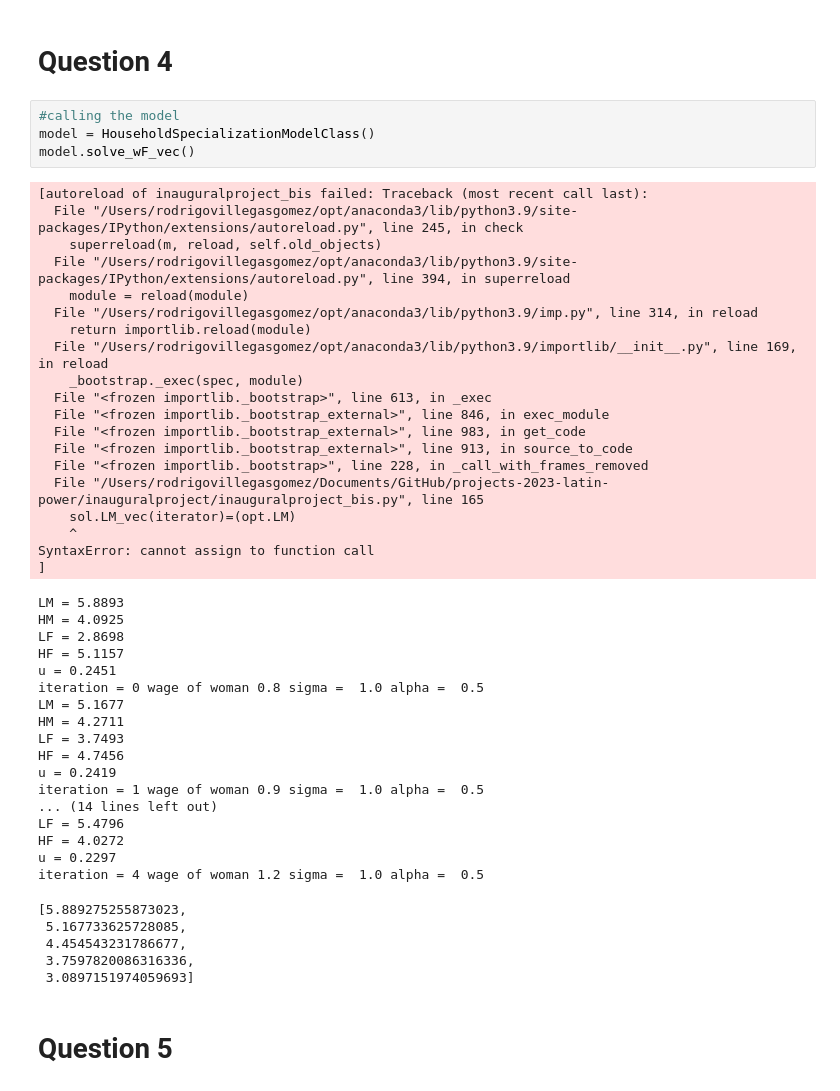
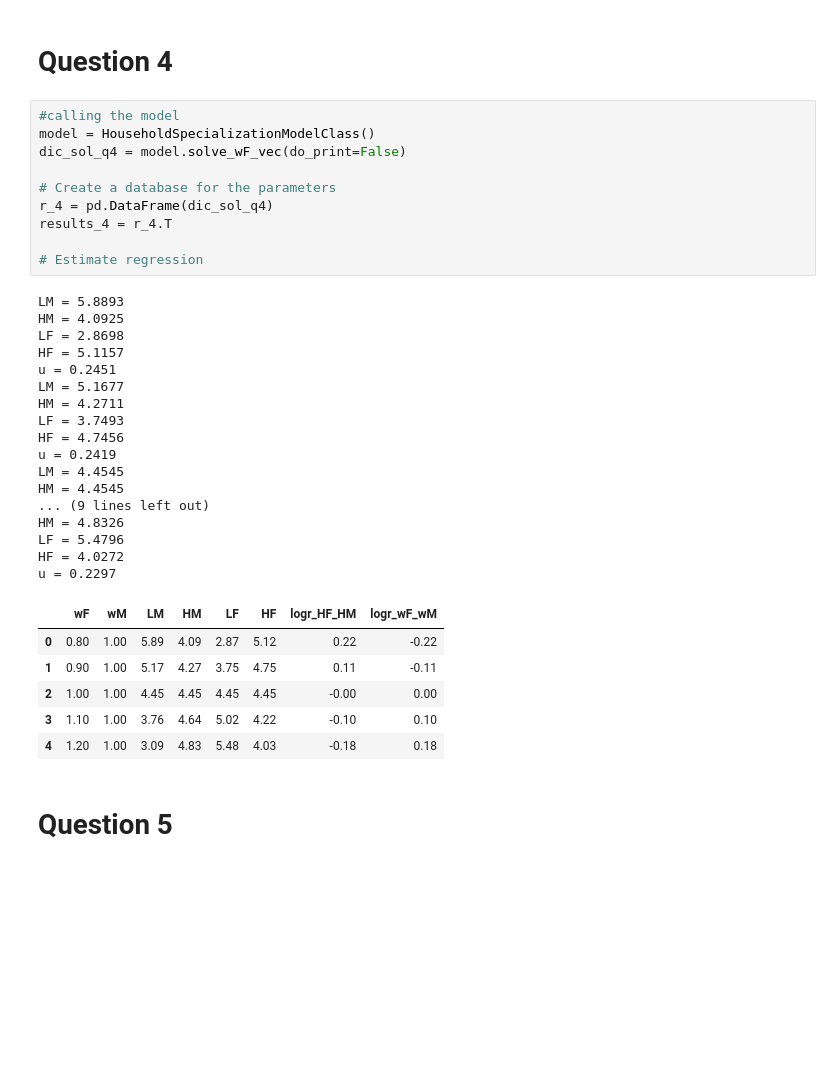
Before and after one commit to NumEconCopenhagen/projects-2023-latin-power, a Jupyter notebook: inauguralproject/inauguralproject.ipynb, the cells around one changed output. Saved outputs shown, nothing was run; the diff lists cells and outputs as text; blank space fills up the shorter version.

```diff
--- a/inauguralproject/inauguralproject.ipynb
+++ b/inauguralproject/inauguralproject.ipynb
@@ -183,49 +186,37 @@ Text(0.5, 0, 'Log of ratio of wages Female/Male')
 # %%
 #calling the model
 model = HouseholdSpecializationModelClass()
-model.solve_wF_vec()
+dic_sol_q4 = model.solve_wF_vec(do_print=False)
+
+# Create a database for the parameters
+r_4 = pd.DataFrame(dic_sol_q4)
+results_4 = r_4.T
+
+# Estimate regression
 # %% [output]
-[autoreload of inauguralproject_bis failed: Traceback (most recent call last):
-  File "/Users/rodrigovillegasgomez/opt/anaconda3/lib/python3.9/site-packages/IPython/extensions/autoreload.py", line 245, in check
-    superreload(m, reload, self.old_objects)
-  File "/Users/rodrigovillegasgomez/opt/anaconda3/lib/python3.9/site-packages/IPython/extensions/autoreload.py", line 394, in superreload
-    module = reload(module)
-  File "/Users/rodrigovillegasgomez/opt/anaconda3/lib/python3.9/imp.py", line 314, in reload
-    return importlib.reload(module)
-  File "/Users/rodrigovillegasgomez/opt/anaconda3/lib/python3.9/importlib/__init__.py", line 169, in reload
-    _bootstrap._exec(spec, module)
-  File "<frozen importlib._bootstrap>", line 613, in _exec
-  File "<frozen importlib._bootstrap_external>", line 846, in exec_module
-  File "<frozen importlib._bootstrap_external>", line 983, in get_code
-  File "<frozen importlib._bootstrap_external>", line 913, in source_to_code
-  File "<frozen importlib._bootstrap>", line 228, in _call_with_frames_removed
-  File "/Users/rodrigovillegasgomez/Documents/GitHub/projects-2023-latin-power/inauguralproject/inauguralproject_bis.py", line 165
-    sol.LM_vec(iterator)=(opt.LM)
-    ^
-SyntaxError: cannot assign to function call
-]
+LM = 5.8893
+HM = 4.0925
+LF = 2.8698
+HF = 5.1157
+u = 0.2451
+LM = 5.1677
+HM = 4.2711
+LF = 3.7493
+HF = 4.7456
+u = 0.2419
+LM = 4.4545
+HM = 4.4545
+... (9 lines left out)
+HM = 4.8326
+LF = 5.4796
+HF = 4.0272
+u = 0.2297
-LM = 5.8893
-HM = 4.0925
-LF = 2.8698
-HF = 5.1157
-u = 0.2451
-iteration = 0 wage of woman 0.8 sigma =  1.0 alpha =  0.5
-LM = 5.1677
-HM = 4.2711
-LF = 3.7493
-HF = 4.7456
-u = 0.2419
-iteration = 1 wage of woman 0.9 sigma =  1.0 alpha =  0.5
-... (14 lines left out)
-LF = 5.4796
-HF = 4.0272
-u = 0.2297
-iteration = 4 wage of woman 1.2 sigma =  1.0 alpha =  0.5
-[5.889275255873023,
- 5.167733625728085,
- 4.454543231786677,
- 3.7597820086316336,
- 3.0897151974059693]
+|  | wF | wM | LM | HM | LF | HF | logr_HF_HM | logr_wF_wM |
+| 0 | 0.80 | 1.00 | 5.89 | 4.09 | 2.87 | 5.12 | 0.22 | -0.22 |
+| 1 | 0.90 | 1.00 | 5.17 | 4.27 | 3.75 | 4.75 | 0.11 | -0.11 |
+| 2 | 1.00 | 1.00 | 4.45 | 4.45 | 4.45 | 4.45 | -0.00 | 0.00 |
+| 3 | 1.10 | 1.00 | 3.76 | 4.64 | 5.02 | 4.22 | -0.10 | 0.10 |
+| 4 | 1.20 | 1.00 | 3.09 | 4.83 | 5.48 | 4.03 | -0.18 | 0.18 |
 # %% [markdown]
 # Question 5
 # %%
```
Also changed, not shown: parts of 1 cell of this notebook, 1 other file.
